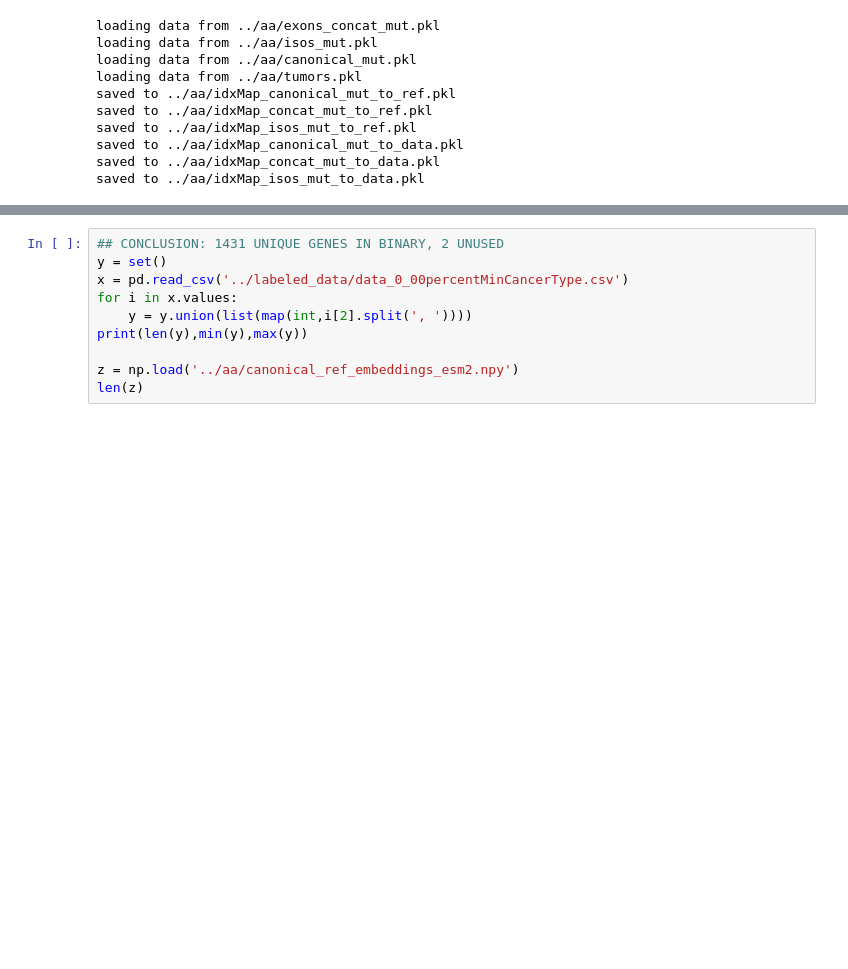
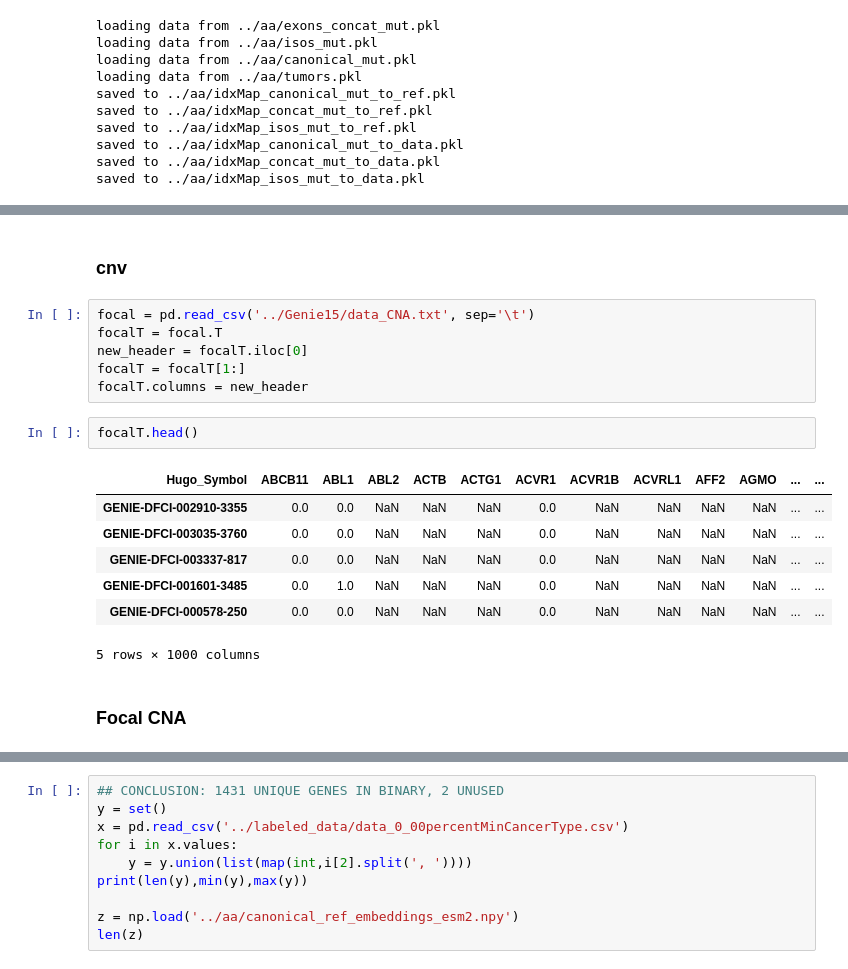
Before and after one commit to david-arredondo/SomaticMutationLLM, a Jupyter notebook: data_processing/data_processing.ipynb, the cells around one changed output, grey strips where cells are left out. Saved outputs shown, nothing was run; the diff lists cells and outputs as text; blank space fills up the shorter version.

```diff
--- a/data_processing/data_processing.ipynb
+++ b/data_processing/data_processing.ipynb
@@ -1421,0 +1488,20 @@ saved to ../aa/tumors_top10.pkl
+# %% [markdown]
+### cnv
+# %%
+focal = pd.read_csv('../Genie15/data_CNA.txt', sep='\t')
+focalT = focal.T
+new_header = focalT.iloc[0]
+focalT = focalT[1:]
+focalT.columns = new_header
+# %%
+focalT.head()
+# %% [output]
+| Hugo_Symbol | ABCB11 | ABL1 | ABL2 | ACTB | ACTG1 | ACVR1 | ACVR1B | ACVRL1 | AFF2 | AGMO | ... | ... |
+| GENIE-DFCI-002910-3355 | 0.0 | 0.0 | NaN | NaN | NaN | 0.0 | NaN | NaN | NaN | NaN | ... | ... |
+| GENIE-DFCI-003035-3760 | 0.0 | 0.0 | NaN | NaN | NaN | 0.0 | NaN | NaN | NaN | NaN | ... | ... |
+| GENIE-DFCI-003337-817 | 0.0 | 0.0 | NaN | NaN | NaN | 0.0 | NaN | NaN | NaN | NaN | ... | ... |
+| GENIE-DFCI-001601-3485 | 0.0 | 1.0 | NaN | NaN | NaN | 0.0 | NaN | NaN | NaN | NaN | ... | ... |
+| GENIE-DFCI-000578-250 | 0.0 | 0.0 | NaN | NaN | NaN | 0.0 | NaN | NaN | NaN | NaN | ... | ... |
+5 rows × 1000 columns
+# %% [markdown]
+### Focal CNA
```
Also changed, not shown: parts of 31 cells of this notebook, 10 other files.
